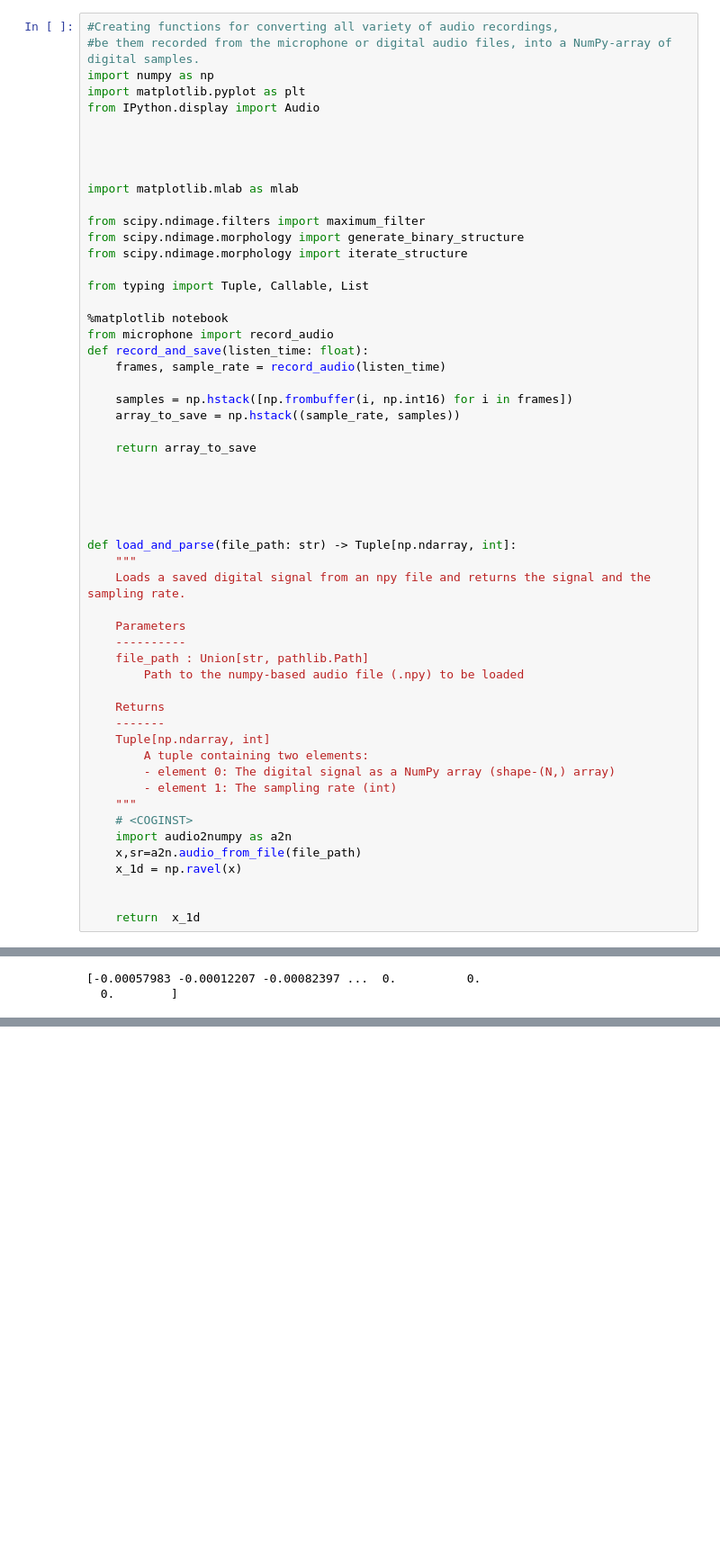
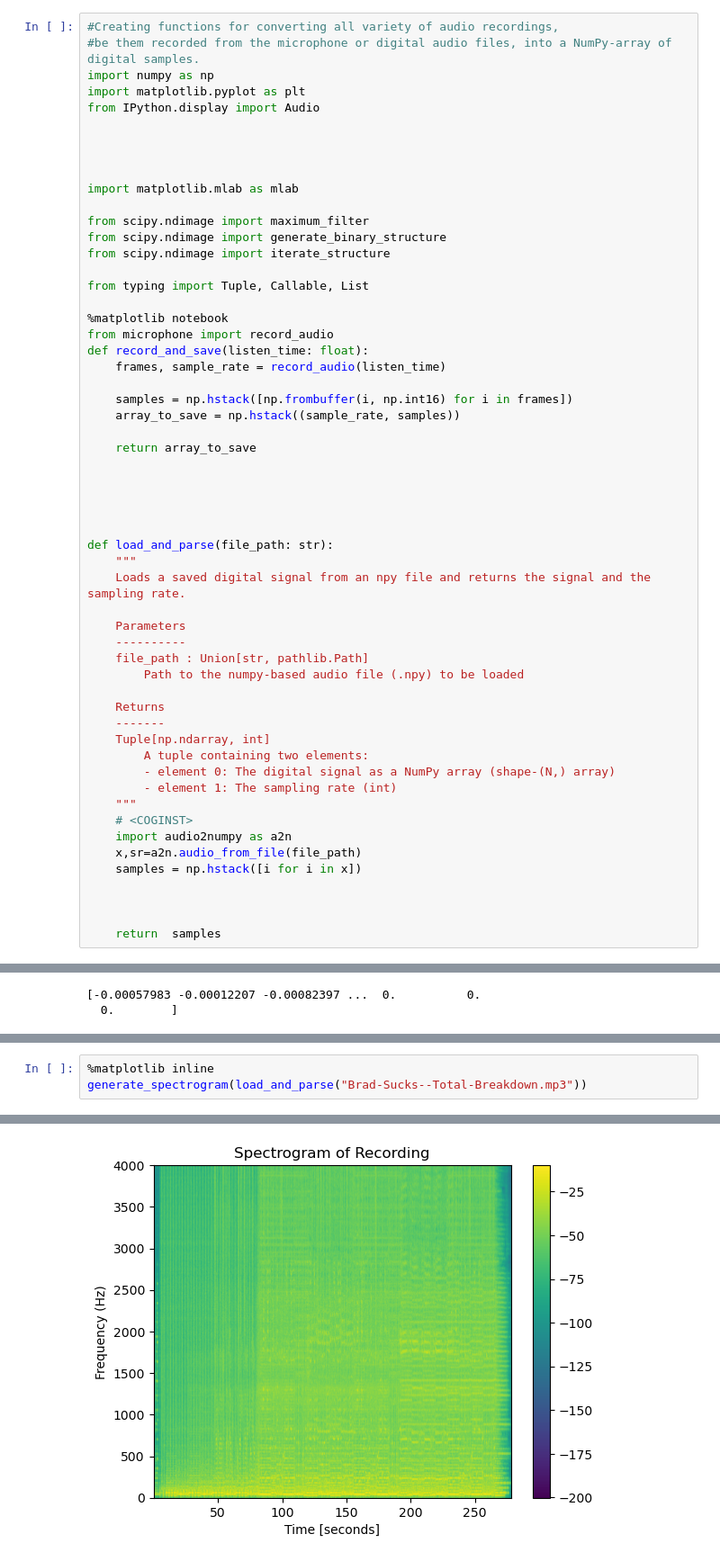
Before and after one commit to niranjana22222/Audio-Capstone-Project-, a Jupyter notebook: Untitled.ipynb, the cells around one changed output, grey strips where cells are left out. Shown: that part at 90% size. Cells and saved outputs as stored; diff of their text form; blank space fills up the shorter version.

```diff
--- a/Untitled.ipynb
+++ b/Untitled.ipynb
@@ -10,9 +10,9 @@ from IPython.display import Audio
 
 import matplotlib.mlab as mlab
 
-from scipy.ndimage.filters import maximum_filter
-from scipy.ndimage.morphology import generate_binary_structure
-from scipy.ndimage.morphology import iterate_structure
+from scipy.ndimage import maximum_filter
+from scipy.ndimage import generate_binary_structure
+from scipy.ndimage import iterate_structure
 
 from typing import Tuple, Callable, List
 
@@ -30,7 +30,7 @@ def record_and_save(listen_time: float):
 
 
 
-def load_and_parse(file_path: str) -> Tuple[np.ndarray, int]:
+def load_and_parse(file_path: str):
     """
     Loads a saved digital signal from an npy file and returns the signal and the sampling rate.
 
@@ -49,10 +49,11 @@ def load_and_parse(file_path: str) -> Tuple[np.ndarray, int]:
     # <COGINST>
     import audio2numpy as a2n
     x,sr=a2n.audio_from_file(file_path)
-    x_1d = np.ravel(x)
+    samples = np.hstack([i for i in x])
 
 
-    return  x_1d
+
+    return  samples
 # %%
 print(load_and_parse("Brad-Sucks--Total-Breakdown.mp3"))
 # %% [output]
@@ -104,0 +315,4 @@ def plot_recording(sample):
+# %%
+%matplotlib inline
+generate_spectrogram(load_and_parse("Brad-Sucks--Total-Breakdown.mp3"))
+# %% [output]
@@ -105 +320,2 @@ def plot_recording(sample):
+[figure, added]
 # %%
```
Also changed, not shown: parts of 7 cells of this notebook.
